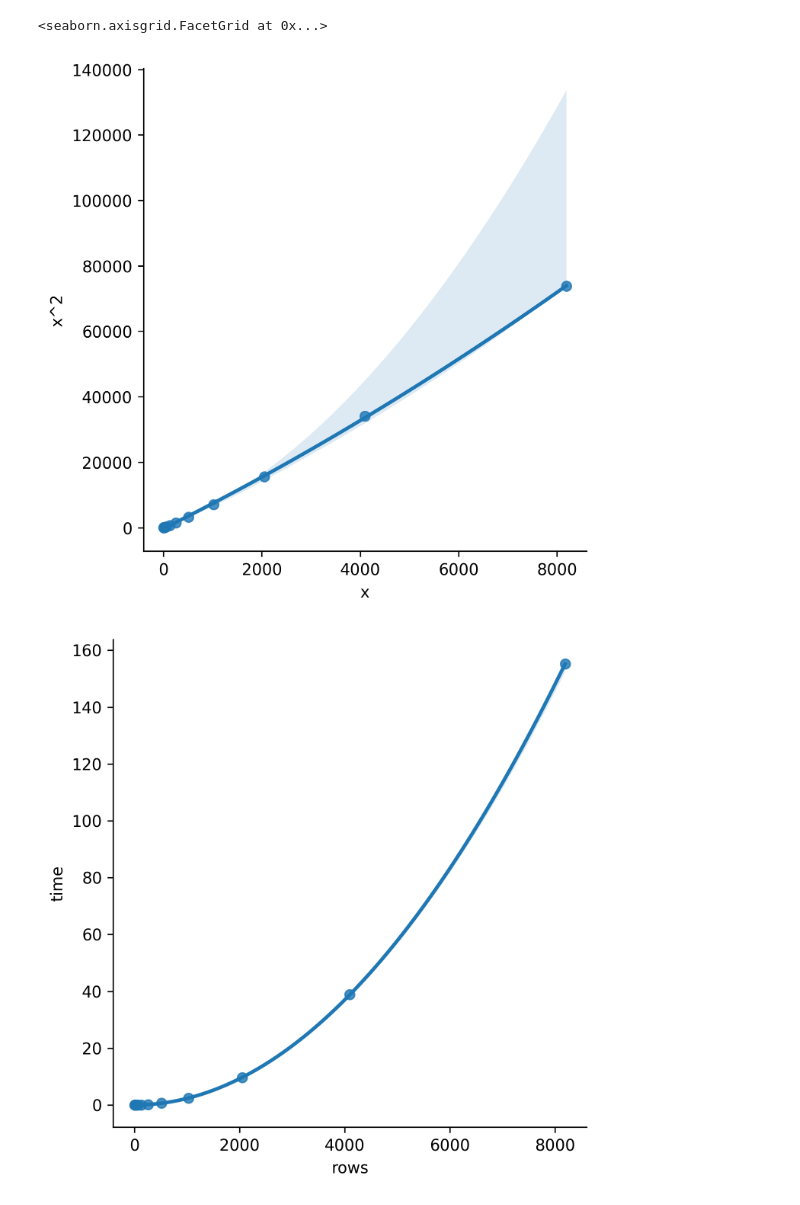
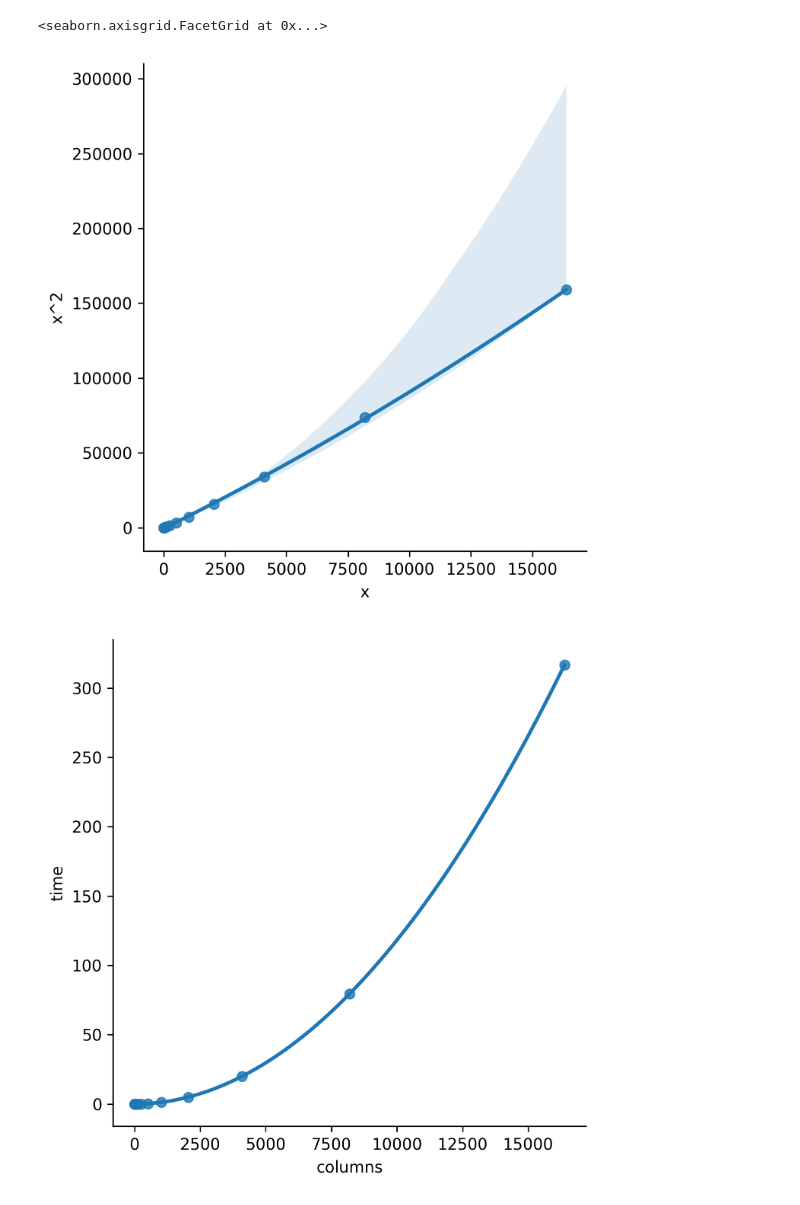
Before and after one commit to sidorovpavel564/correlation, a Jupyter notebook: time_test2.ipynb, the cells around one changed output. Saved outputs shown, nothing was run; the diff lists cells and outputs as text; code cells hidden in the pictures.

```diff
--- a/time_test2.ipynb
+++ b/time_test2.ipynb
@@ -25,7 +25,7 @@ def timeit(func):
     return timeit_wrapper
 # %%
 rows_number = []
-for i in range(12):
+for i in range(13):
     rows_number.append(4*(2**i))
 rows_number
 # %% [output]
@@ -111,10 +114,13 @@ parabola
 # %%
 sns.lmplot(data=parabola, x='x', y='x^2', order=2)
-sns.lmplot(data=timedata, x='rows', y='time', order=2)
 # %% [output]
 <seaborn.axisgrid.FacetGrid at 0x...>
-[figure, old version]
+[figure, new version]
-[figure, removed]
+# %%
+sns.lmplot(data=timedata, x='columns', y='time', order=2)
+plt.show()
+# %% [output]
+[figure, added]
 # %%
 g = sns.lmplot(data=parabola, x='x', y='x^2', order=2)
 g.set(ylim=(0, 160))
```
Also changed, not shown: parts of 6 cells of this notebook.
